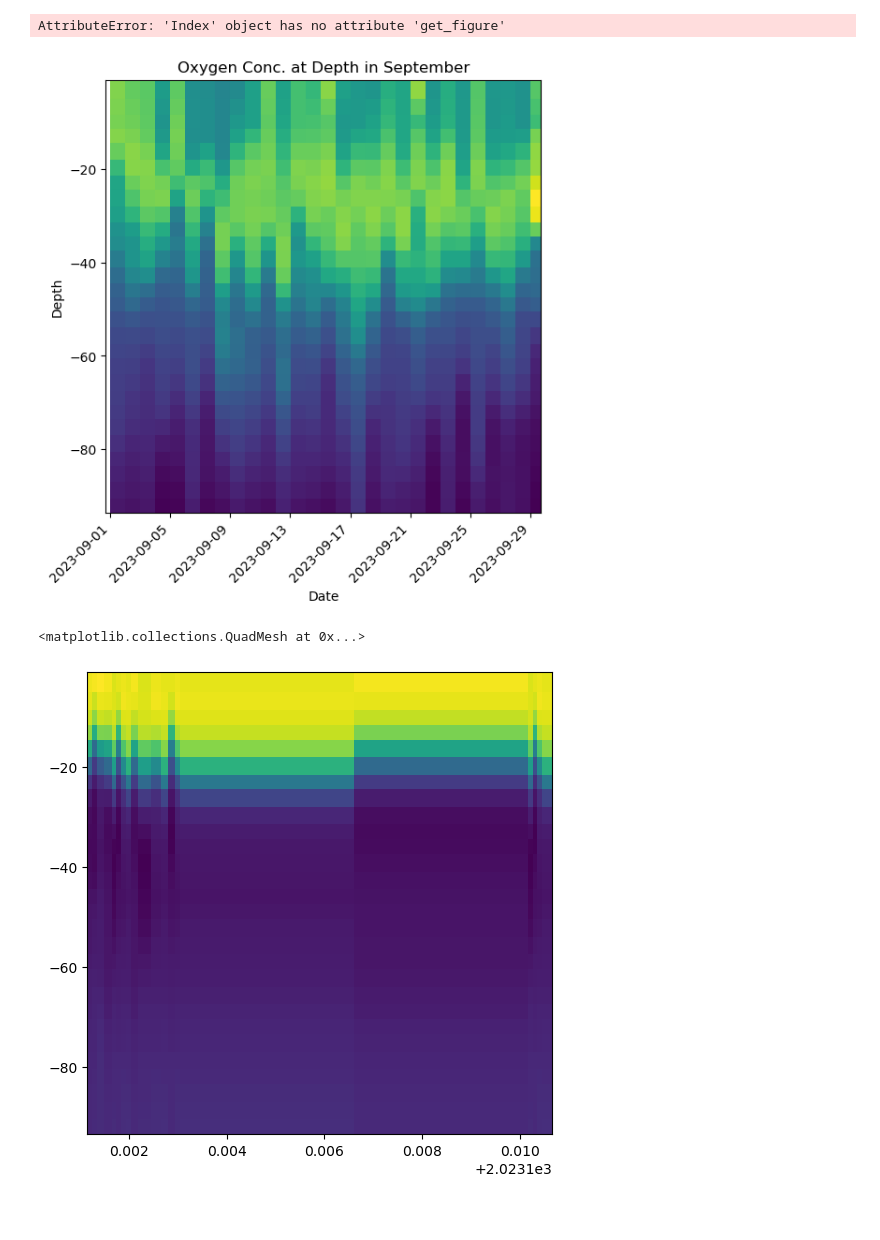
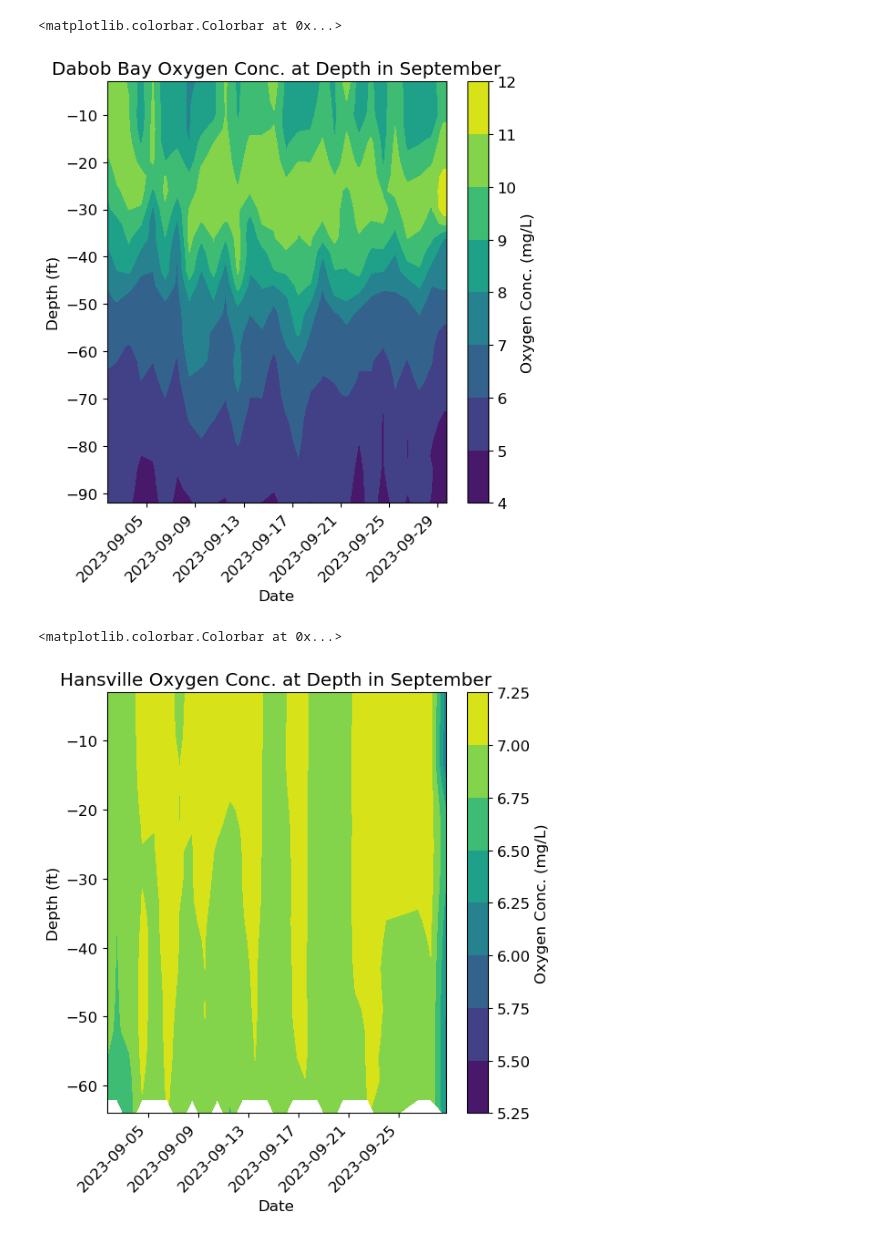
Before and after one commit to Lbh22GitHub/Harris.L_FinalProject, a Jupyter notebook: Final Take 2.ipynb, the cells around one changed output. Saved outputs shown, nothing was run; the diff lists cells and outputs as text; code cells hidden in the pictures; blank space fills up the shorter version.

Commit message:
All plots made

```diff
--- a/Final Take 2.ipynb
+++ b/Final Take 2.ipynb
@@ -13,6 +13,8 @@ from scipy import stats
 import netCDF4
 import cmocean
 from dateutil import parser
+# Set All Fontsizes to 14
+plt.rcParams.update({'font.size': 12})
 # %%
 # Store Filepaths
 dabob_fp = 'data/ORCA_Dabobbay-H1_Oxygen.csv'
@@ -116,5 +118,5 @@ plt.show()
 # %%
-# Dissolved Oxygen Over Time and Depth
+# Dabob Bay Dissolved Oxygen Over Time and Depth
 
 # Convert Datetime strings to Datetimes
 # Create Empty List for Datetimes
@@ -139,58 +141,60 @@ X,Y = np.meshgrid(x,y)
 
 #Plot
 fig,axs = plt.subplots(figsize = (6,6))
-axs.pcolormesh(X,Y,piv_new)
+plt.contourf(X,Y,piv_new)
 # Set Axis Labels and Title
 axs.set_xlabel('Date')
-axs.set_ylabel('Depth')
-axs.set_title('Oxygen Conc. at Depth in September')
+axs.set_ylabel('Depth (ft)')
+axs.set_title('Dabob Bay Oxygen Conc. at Depth in September')
 # Tilt X Tic Values
 plt.xticks(rotation=45, ha='right')
 # Set X-Limits based on known dataset
-axs.set_xlim(left = datetime.fromisoformat('2023-09-01'), right = datetime.fromisoformat('2023-09-30'))
+axs.set_xlim(left = datetime.fromisoformat('2023-09-02'), right = datetime.fromisoformat('2023-09-30'))
 plt.show
-plt
+# Add Color Bar
+plt.colorbar(label = 'Oxygen Conc. (mg/L)')
 # %% [output]
-AttributeError: 'Index' object has no attribute 'get_figure'
+<matplotlib.colorbar.Colorbar at 0x...>
-[figure, old version]
+[figure, new version]
 # %%
-# twanoh Dissolved Oxygen Over Time and Depth
+# Hansville Dissolved Oxygen Over Time and Depth
 
 # Convert Datetime strings to Datetimes
+# Create Empty List for Datetimes
 datetimes = []
-for date in twanoh_df['Date and Time']:
+# Convert String to Datetime Object
+for date in hansville_df['Date and Time']:
     datetimes.append(parser.parse(date))
 # Subsets Datetimes to Dataframe
-twanoh_df['Datetime'] = datetimes
-twanoh_df['Datetime'] = twanoh_df['Datetime'].astype(str)
+hansville_df['Datetime'] = datetimes
 
-#Create Daily Datetime Integers
-twanoh_dateint = []
-for x in twanoh_df['Datetime']:
-    twanoh_datedec = x.split('-')
-    twanoh_dateint.append(int(twanoh_datedec[0])+(int(twanoh_datedec[1])/100)+(int(twanoh_datedec[2][:2])/10000))
-twanoh_df['Datetime'] = twanoh_dateint
+# Convert Depth to Int
+hansville_df['Depth']= hansville_df['Depth'].astype(int)
 
-# Sort Values
-twanoh_df = twanoh_df.sort_values('Depth', ascending = True)
-# Convert to Int
-twanoh_df['Depth']= twanoh_df['Depth'].astype(int)
-
-# Create 2d Array
-piv = pd.pivot_table(twanoh_df, index='Depth', columns='Datetime', values=' Oxygen Conc. (mg/L)',sort = True)
-piv = piv.sort_index()
+# Create 2d Array of O2 Conc.
+piv = pd.pivot_table(hansville_df, index='Depth', columns='Datetime', values=' Oxygen Conc. (mg/L)',sort = True)
 piv_new = piv.to_numpy()
 
 # Set X and Y
 x= piv.columns
 y= piv.index.values
 X,Y = np.meshgrid(x,y)
 
 #Plot
 fig,axs = plt.subplots(figsize = (6,6))
-axs.pcolormesh(X,Y,piv_new)
+plt.contourf(X,Y,piv_new)
 # Set Axis Labels and Title
-#axs.set_xlim(left = 2023.09, right = 2023.10)
+axs.set_xlabel('Date')
+axs.set_ylabel('Depth (ft)')
+axs.set_title('Hansville Oxygen Conc. at Depth in September')
+# Tilt X Tic Values
+plt.xticks(rotation=45, ha='right')
+# Set Axis Limits based on known dataset
+axs.set_xlim(left = datetime.fromisoformat('2023-09-02'), right = datetime.fromisoformat('2023-09-29'))
+axs.set_ylim(top = -3, bottom = -64)
+plt.show
+# Add Color Bar
+plt.colorbar(label = 'Oxygen Conc. (mg/L)')
 # %% [output]
-<matplotlib.collections.QuadMesh at 0x...>
+<matplotlib.colorbar.Colorbar at 0x...>
-[figure, old version]
+[figure, new version]
```
Also changed, not shown: parts of 3 cells of this notebook.
